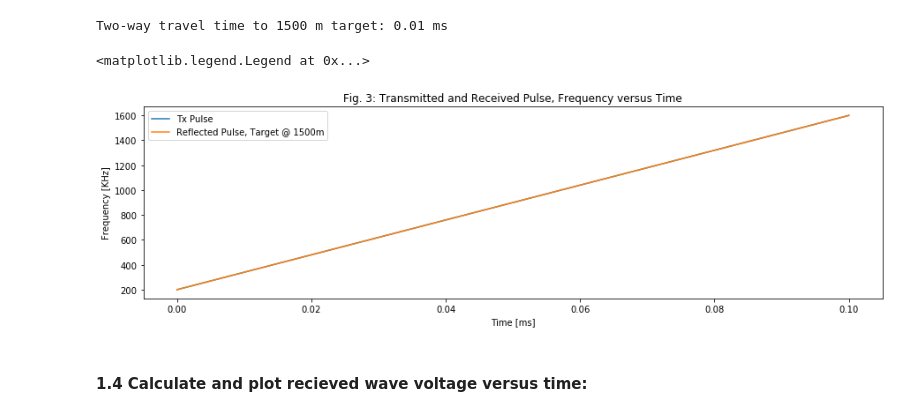
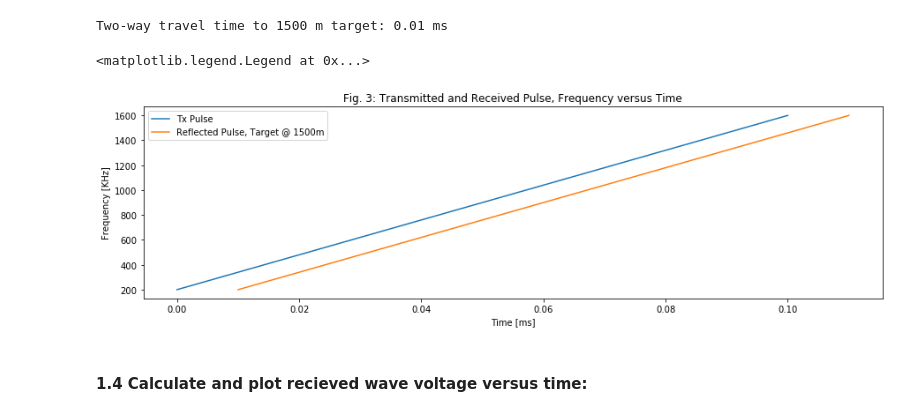
Before and after one commit to spestana/microwave-rs, a Jupyter notebook: Homework1.ipynb, the cells around one changed output. Saved outputs shown, nothing was run; the diff lists cells and outputs as text; code cells hidden in the pictures.

Commit message:
Fix some plotting issue

```diff
--- a/Homework1.ipynb
+++ b/Homework1.ipynb
@@ -87,15 +87,15 @@ Two-way travel time to 1500 m target: 0.01 ms
 # %%
 plt.figure(figsize=(15,4))
 plt.plot(t/1e-3,f/1e3,label='Tx Pulse') # convert to KHz and ms for ease of reading and plot
-plt.plot(t/1e-3,f_1/1e3,label='Reflected Pulse, Target @ 1500m')
+plt.plot(t_1/1e-3,f_1/1e3,label='Reflected Pulse, Target @ 1500m')
 plt.ylabel('Frequency [KHz]')
 plt.xlabel('Time [ms]')
 plt.title('Fig. 3: Transmitted and Received Pulse, Frequency versus Time')
 plt.legend(loc='best')
 #plt.savefig('figure3.jpg',dpi=200);
 # %% [output]
 <matplotlib.legend.Legend at 0x...>
-[figure, old version]
+[figure, new version]
 # %% [markdown]
 #### 1.4 Calculate and plot recieved wave voltage versus time:
 # %%
```
Also changed, not shown: parts of 2 cells of this notebook.
